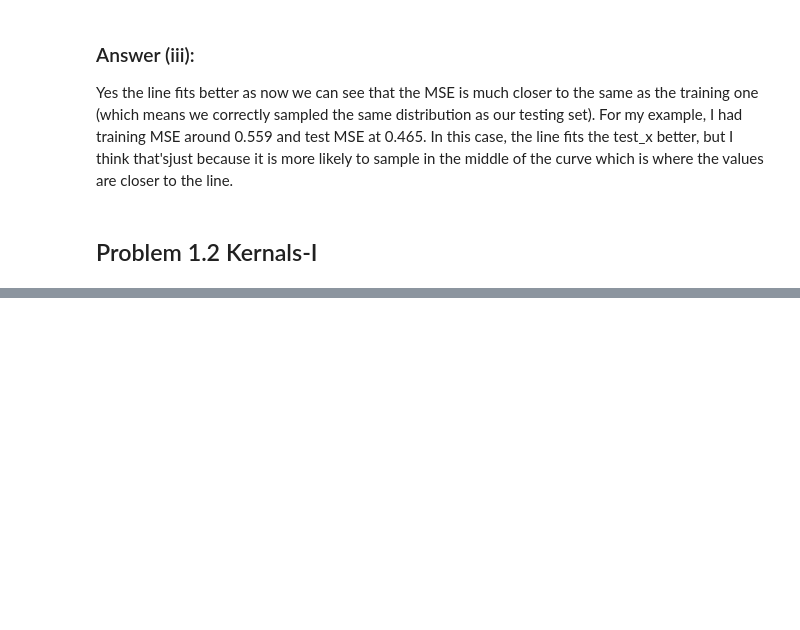
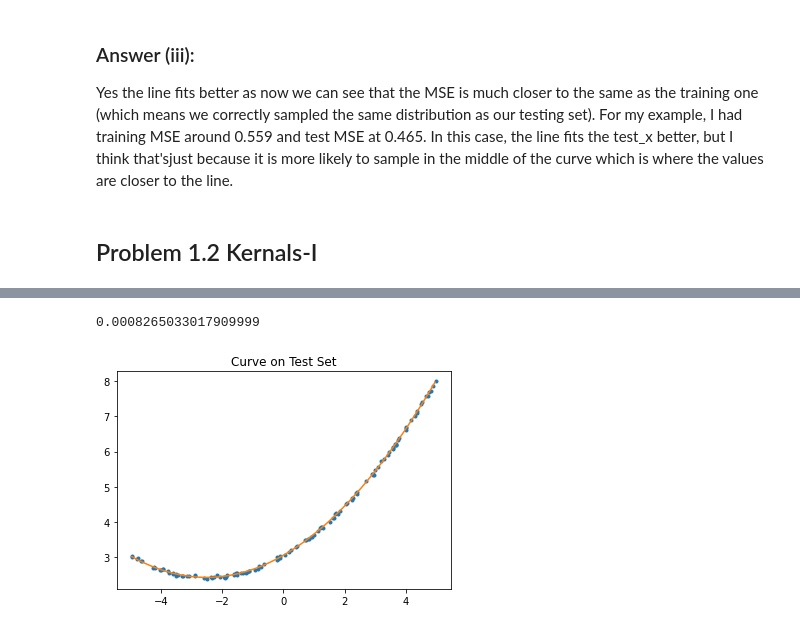
Before and after one commit to ben44496/2021-spring-notes, a Jupyter notebook: 498dv/CS498PS2/problem_1.ipynb, the cells around one changed output, grey strips where cells are left out. Cells and saved outputs as stored; diff of their text form; code cells hidden in the pictures; blank space fills up the shorter version.

```diff
--- a/498dv/CS498PS2/problem_1.ipynb
+++ b/498dv/CS498PS2/problem_1.ipynb
@@ -107,0 +121,14 @@ tts
+# %%
+# Part (iii)
+x = np.arange(test_x[:,1].min(), test_x[:,1].max(), 0.1)
+y = a*x**2 + b*x + c
+y_pred = square_model.predict(test_x)
+
+plt.plot(test_x[:,1], test_y, ".")
+plt.plot(x, y)
+plt.title("Curve on Test Set")
+
+mean_squared_error(y_pred, test_y)
+# %% [output]
+0.0008265033017909999
+[figure, added]
```
Also changed, not shown: parts of 10 cells of this notebook, 1 other file.
